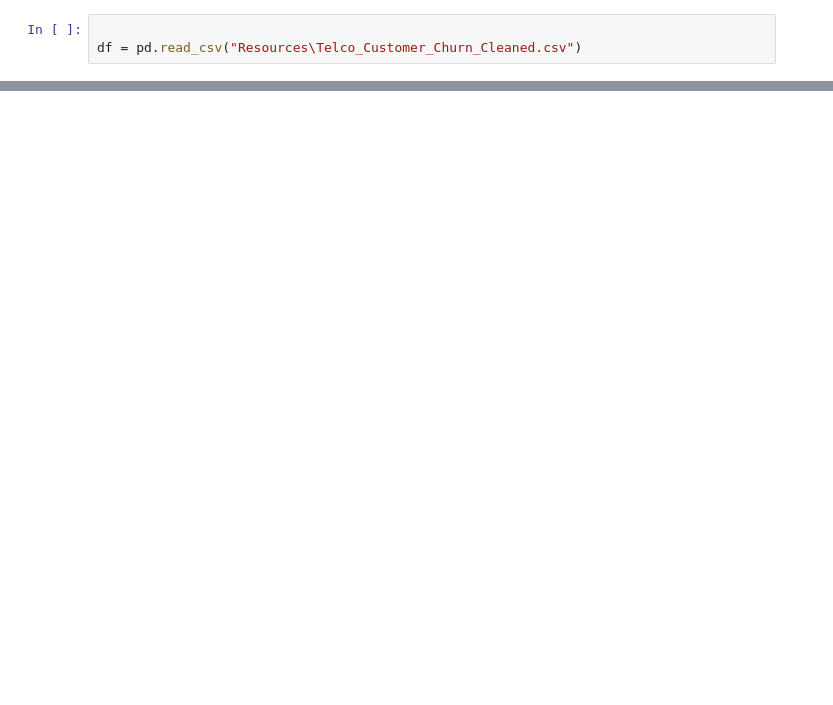
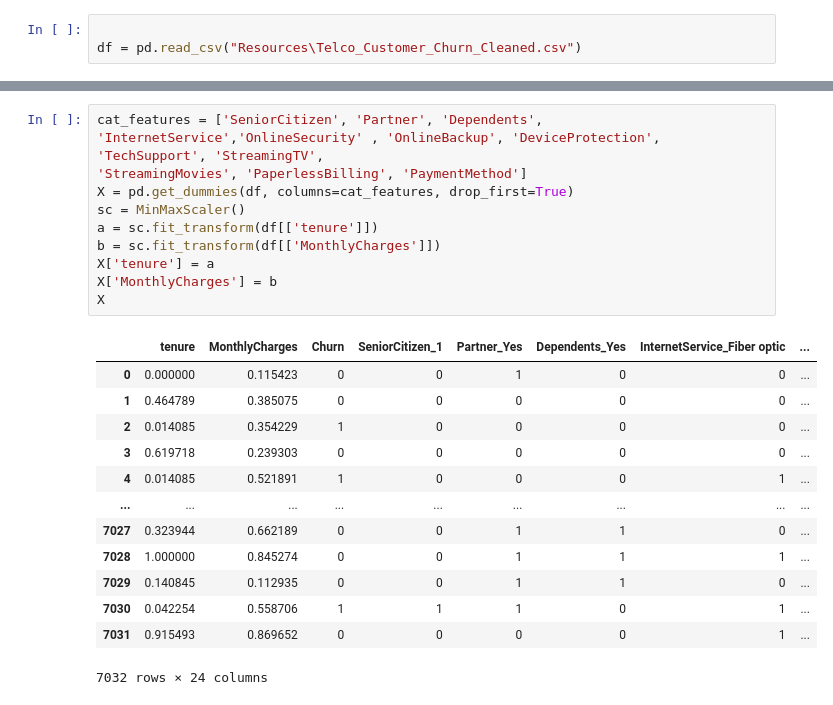
Before and after one commit to alecngai/19_Churn_Prediction, a Jupyter notebook: Churn_Prediction.ipynb, the cells around one changed output, grey strips where cells are left out. Saved outputs shown, nothing was run; the diff lists cells and outputs as text; blank space fills up the shorter version.

```diff
--- a/Churn_Prediction.ipynb
+++ b/Churn_Prediction.ipynb
@@ -30,0 +56,25 @@ df_dummies.corr()['Churn'].sort_values(ascending = False).plot(kind='bar')
+# %%
+cat_features = ['SeniorCitizen', 'Partner', 'Dependents',
+'InternetService','OnlineSecurity' , 'OnlineBackup', 'DeviceProtection', 'TechSupport', 'StreamingTV',
+'StreamingMovies', 'PaperlessBilling', 'PaymentMethod']
+X = pd.get_dummies(df, columns=cat_features, drop_first=True)
+sc = MinMaxScaler()
+a = sc.fit_transform(df[['tenure']])
+b = sc.fit_transform(df[['MonthlyCharges']])
+X['tenure'] = a
+X['MonthlyCharges'] = b
+X
+# %% [output]
+|  | tenure | MonthlyCharges | Churn | SeniorCitizen_1 | Partner_Yes | Dependents_Yes | InternetService_Fiber optic | ... |
+| 0 | 0.000000 | 0.115423 | 0 | 0 | 1 | 0 | 0 | ... |
+| 1 | 0.464789 | 0.385075 | 0 | 0 | 0 | 0 | 0 | ... |
+| 2 | 0.014085 | 0.354229 | 1 | 0 | 0 | 0 | 0 | ... |
+| 3 | 0.619718 | 0.239303 | 0 | 0 | 0 | 0 | 0 | ... |
+| 4 | 0.014085 | 0.521891 | 1 | 0 | 0 | 0 | 1 | ... |
+| ... | ... | ... | ... | ... | ... | ... | ... | ... |
+| 7027 | 0.323944 | 0.662189 | 0 | 0 | 1 | 1 | 0 | ... |
+| 7028 | 1.000000 | 0.845274 | 0 | 0 | 1 | 1 | 1 | ... |
+| 7029 | 0.140845 | 0.112935 | 0 | 0 | 1 | 1 | 0 | ... |
+| 7030 | 0.042254 | 0.558706 | 1 | 1 | 1 | 0 | 1 | ... |
+| 7031 | 0.915493 | 0.869652 | 0 | 0 | 0 | 0 | 1 | ... |
+7032 rows × 24 columns
```
Also changed, not shown: parts of 9 cells of this notebook.
